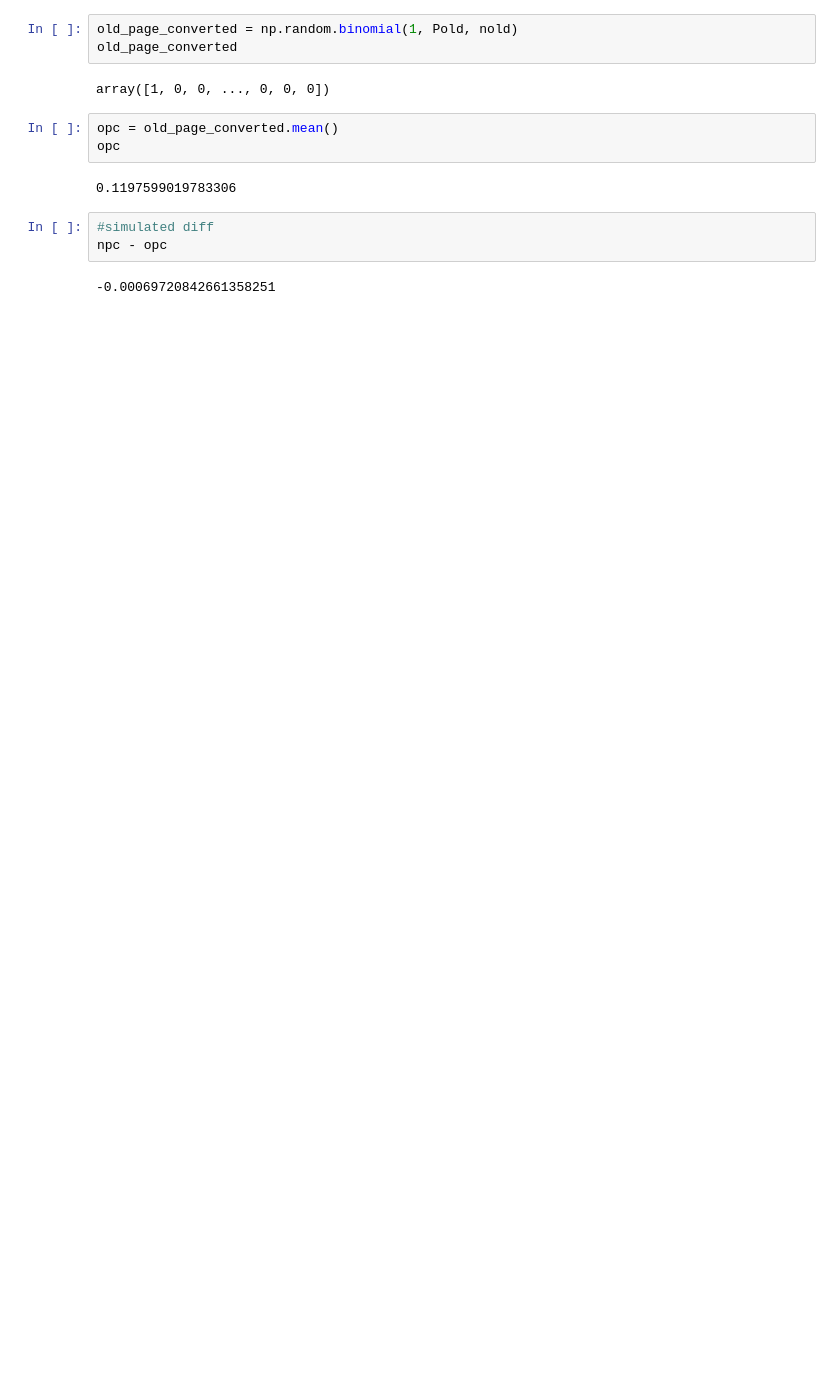
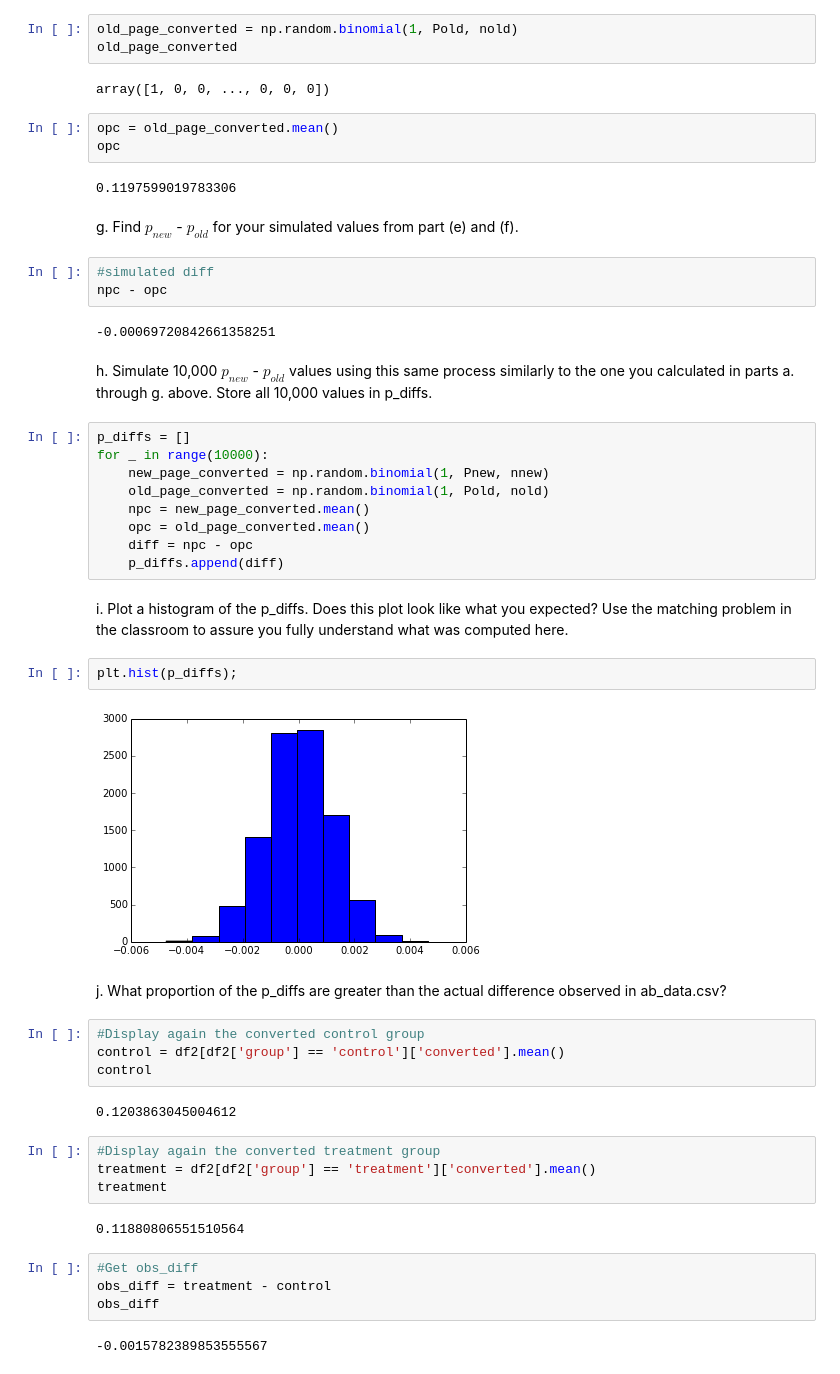
Before and after one commit to kpullak/Analyze-A-B-Testing, a Jupyter notebook: abtesting.ipynb, the cells around one changed output. Saved outputs shown, nothing was run; the diff lists cells and outputs as text; blank space fills up the shorter version.

```diff
--- a/abtesting.ipynb
+++ b/abtesting.ipynb
@@ -290,8 +305,47 @@ opc = old_page_converted.mean()
 opc
 # %% [output]
 0.1197599019783306
+# %% [markdown]
+g. Find $p_{new}$ - $p_{old}$ for your simulated values from part (e) and (f).
 # %%
 #simulated diff
 npc - opc
 # %% [output]
 -0.00069720842661358251
+# %% [markdown]
+h. Simulate 10,000 $p_{new}$ - $p_{old}$ values using this same process similarly to the one you calculated in parts a. through g. above. Store all 10,000 values in p_diffs.
+# %%
+p_diffs = []
+for _ in range(10000):
+    new_page_converted = np.random.binomial(1, Pnew, nnew)
+    old_page_converted = np.random.binomial(1, Pold, nold)
+    npc = new_page_converted.mean()
+    opc = old_page_converted.mean()
+    diff = npc - opc
+    p_diffs.append(diff)
+# %% [markdown]
+i. Plot a histogram of the p_diffs. Does this plot look like what you expected? Use the matching problem in the classroom to assure you fully understand what was computed here.
+# %%
+plt.hist(p_diffs);
+# %% [output]
+[figure, added]
+# %% [markdown]
+j. What proportion of the p_diffs are greater than the actual difference observed in ab_data.csv?
+# %%
+#Display again the converted control group
+control = df2[df2['group'] == 'control']['converted'].mean()
+control
+# %% [output]
+0.1203863045004612
+# %%
+#Display again the converted treatment group
+treatment = df2[df2['group'] == 'treatment']['converted'].mean()
+treatment
+# %% [output]
+0.11880806551510564
+# %%
+#Get obs_diff
+obs_diff = treatment - control
+obs_diff
+# %% [output]
+-0.0015782389853555567
```
Also changed, not shown: parts of 14 cells of this notebook.
